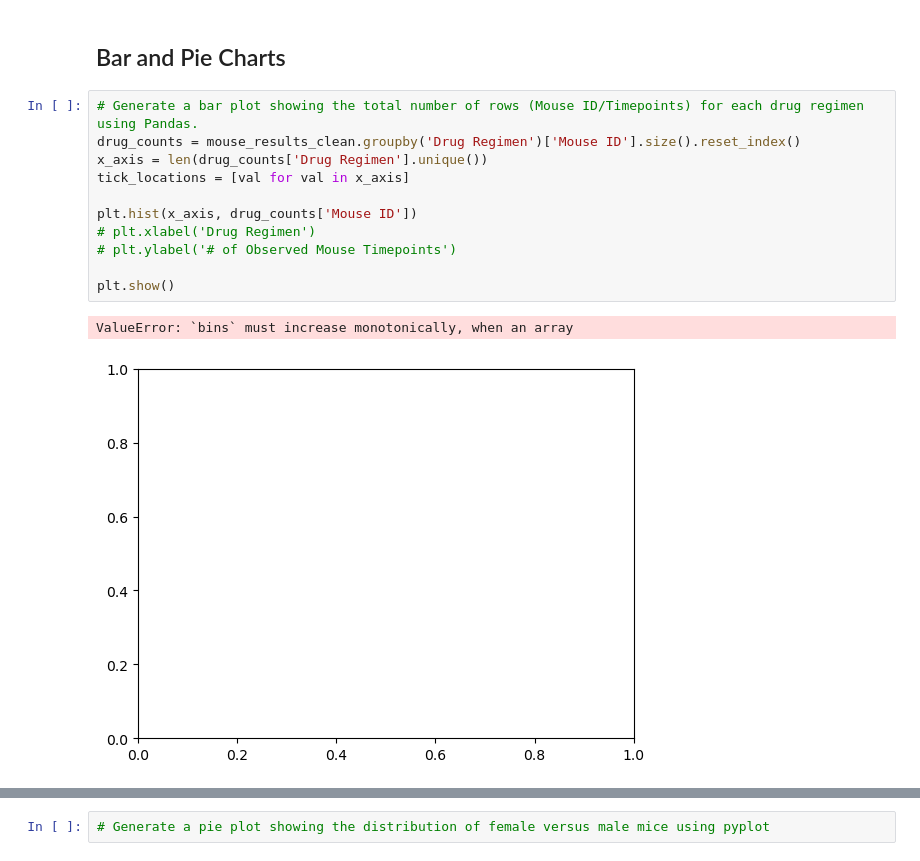
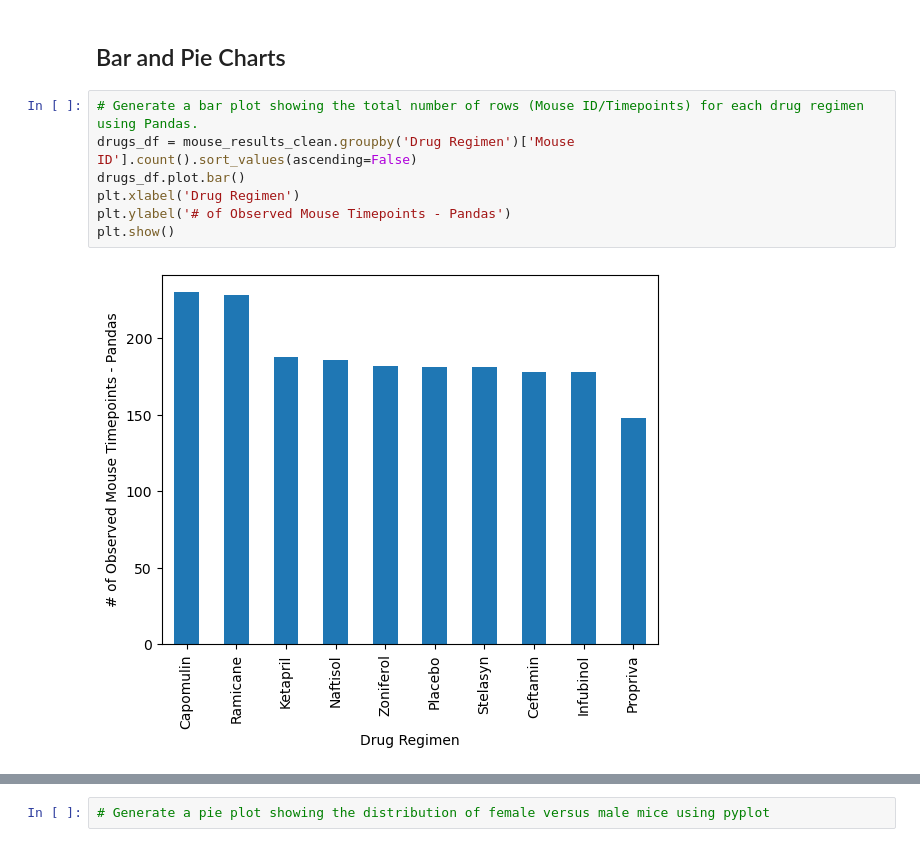
Before and after one commit to rfe123/umn_data_matplotlib_challenge, a Jupyter notebook: Pymaceuticals/pymaceuticals_starter.ipynb, the cells around one changed output, grey strips where cells are left out. Cells and saved outputs as stored; diff of their text form.

```diff
--- a/Pymaceuticals/pymaceuticals_starter.ipynb
+++ b/Pymaceuticals/pymaceuticals_starter.ipynb
@@ -140,15 +141,10 @@ mouse_results_clean.groupby('Drug Regimen').agg({'Tumor Volume (mm3)':['mean','m
 ## Bar and Pie Charts
 # %%
 # Generate a bar plot showing the total number of rows (Mouse ID/Timepoints) for each drug regimen using Pandas.
-drug_counts = mouse_results_clean.groupby('Drug Regimen')['Mouse ID'].size().reset_index()
-x_axis = len(drug_counts['Drug Regimen'].unique())
-tick_locations = [val for val in x_axis]
-
-plt.hist(x_axis, drug_counts['Mouse ID'])
-# plt.xlabel('Drug Regimen')
-# plt.ylabel('# of Observed Mouse Timepoints')
-
+drugs_df = mouse_results_clean.groupby('Drug Regimen')['Mouse ID'].count().sort_values(ascending=False)
+drugs_df.plot.bar()
+plt.xlabel('Drug Regimen')
+plt.ylabel('# of Observed Mouse Timepoints - Pandas')
 plt.show()
 # %% [output]
-ValueError: `bins` must increase monotonically, when an array
-[figure, old version]
+[figure, new version]
```
Also changed, not shown: parts of 4 cells of this notebook.
